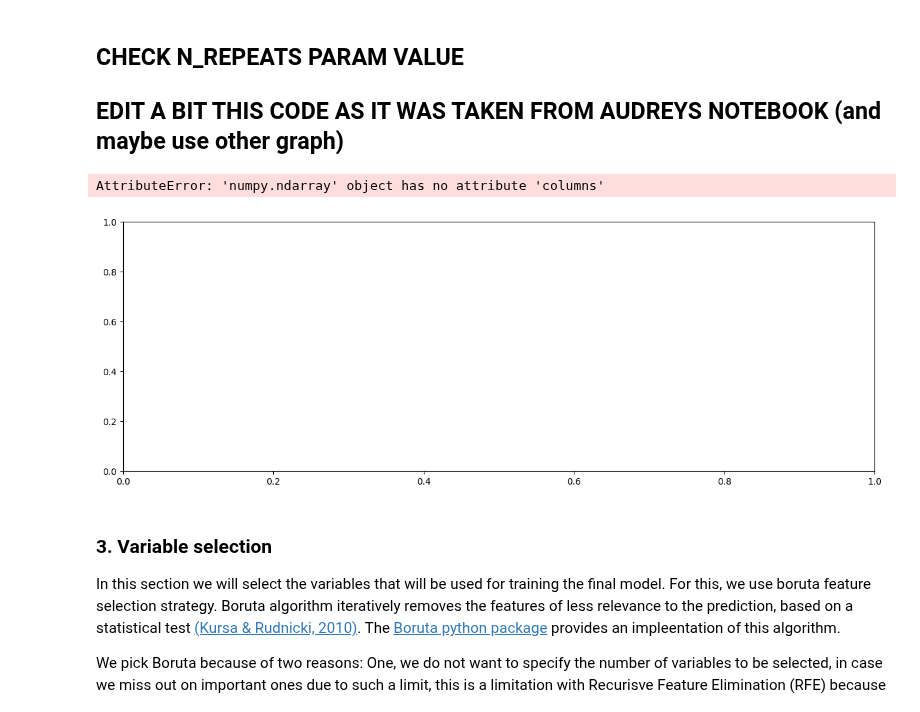
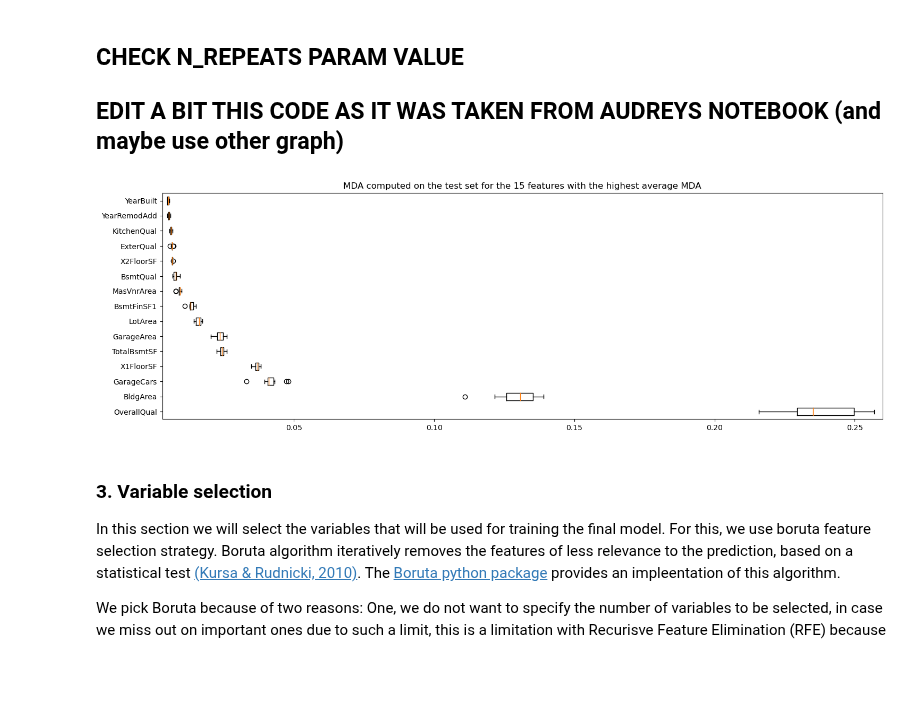
Before and after one commit to rajesvariparasa/ml-processing-pipeline-for-predicting-houseprices, a Jupyter notebook: Milestone-3-RandomForests.ipynb, the cells around one changed output. Cells and saved outputs as stored; diff of their text form; code cells hidden in the pictures; blank space fills up the shorter version.

```diff
--- a/Milestone-3-RandomForests.ipynb
+++ b/Milestone-3-RandomForests.ipynb
@@ -199,7 +199,7 @@ We can see that, even after changing the max_features parameter value, n_estimat
 #### 2.4. Applying the final Random Forest model
 Now we will train the final model with the tuned hyperparameters and compute the OOB error.
 # %%
-rf1 = RandomForestRegressor(n_estimators = 75, max_features= 0.3, oob_score=True, random_state=33)
+rf1 = RandomForestRegressor(n_estimators = 75, max_features= 0.5, oob_score=True, random_state=33)
 # Step 2: build the random forest on the train set by indicating the input data and the target variable
 rf1.fit(X_train, Y_train)
 # %% [output]
@@ -223,18 +223,17 @@ result = permutation_importance(rf1, X_train, Y_train, n_repeats=10, random_stat
 # %%
 ## Plot of the MDA for the 15 features with the highest average MDA
 sorted_idx = result.importances_mean.argsort()
 invert_sorted_idx=sorted_idx[::-1][:15]# keep only the 15 features with the highest average MDA
 fig, ax = plt.subplots(figsize=(15,5))
 ax.boxplot(result.importances[invert_sorted_idx].T,
            vert=False, labels=X_train.columns[invert_sorted_idx])
 # increase the size of x axis interval
-ax.set_xlim(0.004,0.13)
+ax.set_xlim(0.003,0.26)
 ax.set_title("MDA computed on the test set for the 15 features with the highest average MDA")
 fig.tight_layout()
 plt.show()
 # %% [output]
-AttributeError: 'numpy.ndarray' object has no attribute 'columns'
-[figure, old version]
+[figure, new version]
 # %% [markdown]
 ### 3. Variable selection
 In this section we will select the variables that will be used for training the final model. For this, we use boruta feature selection strategy. Boruta algorithm iteratively removes the features of less relevance to the prediction, based on a statistical test [(Kursa & Rudnicki, 2010)](https://www.jstatsoft.org/article/view/v036i11). The [Boruta python package](https://github.com/scikit-learn-contrib/boruta_py) provides an impleentation of this algorithm.
```
Also changed, not shown: parts of 11 cells of this notebook.
